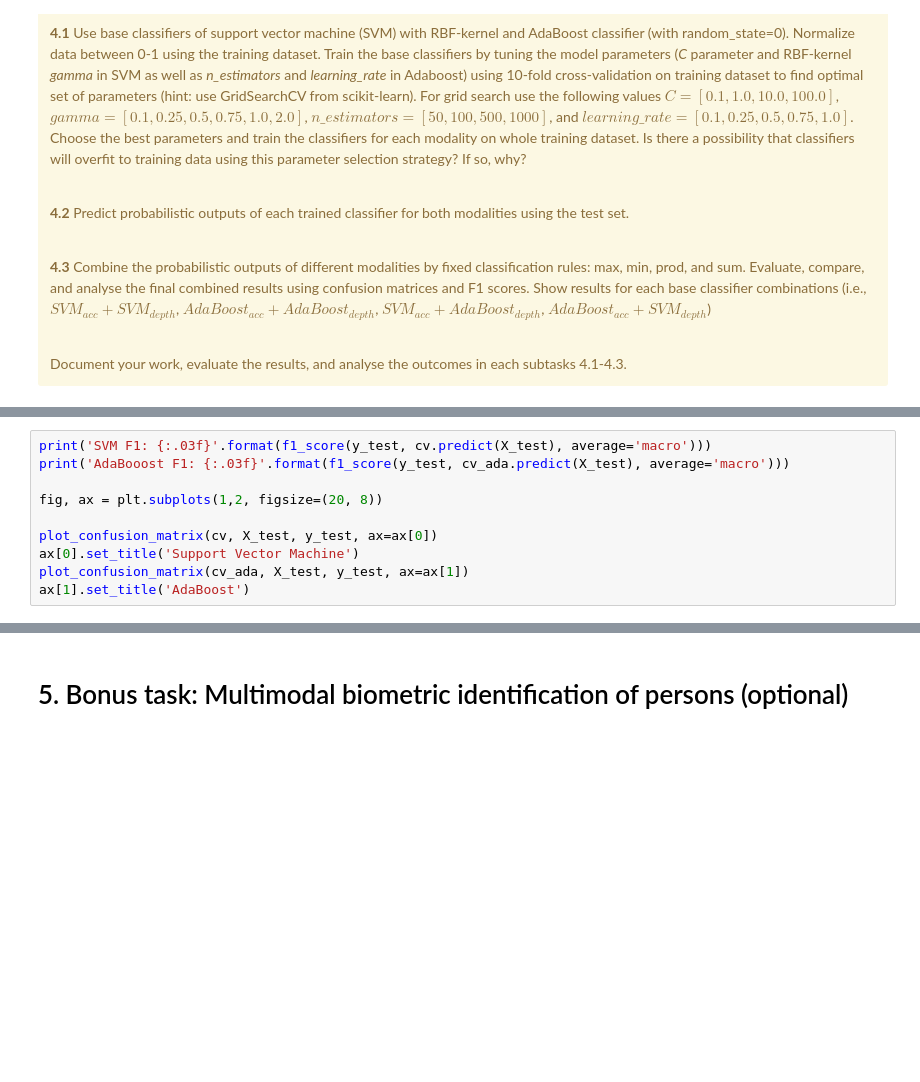
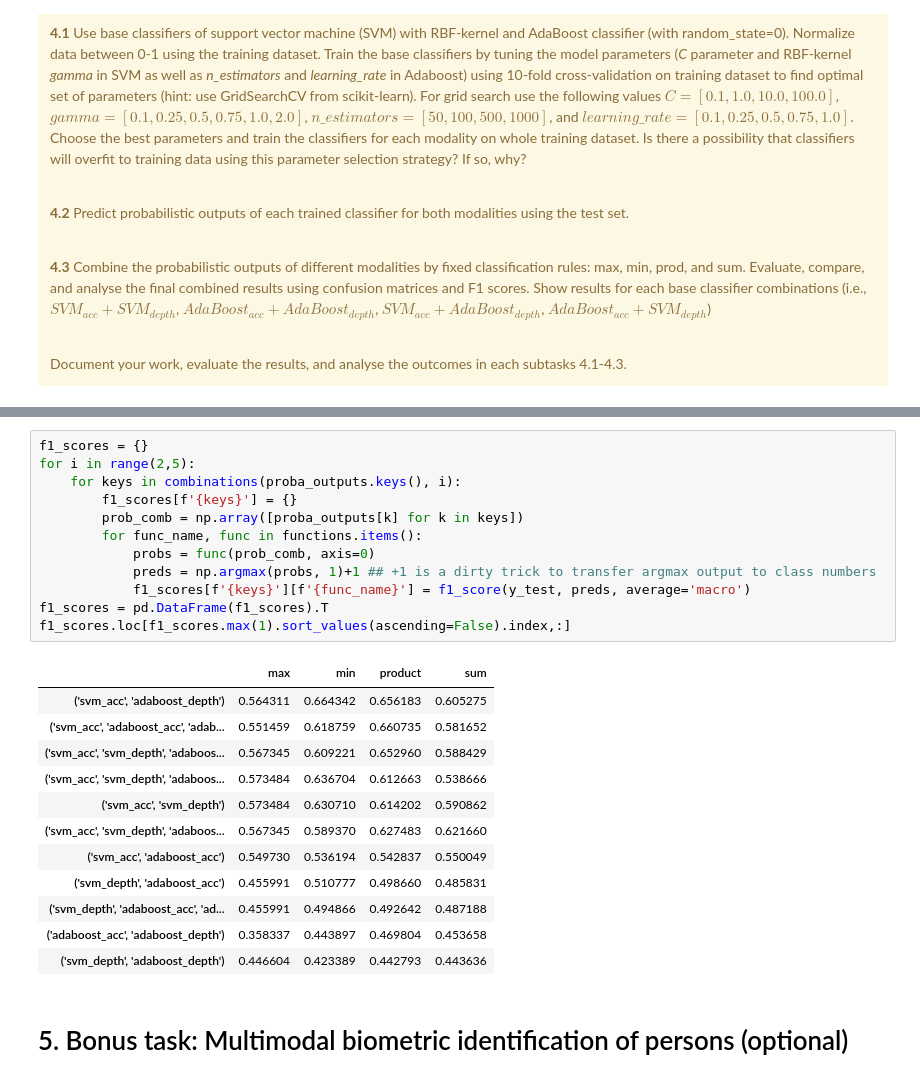
Before and after one commit to loerssoni/datafusion_project, a Jupyter notebook: project-work-MEx-classification.ipynb, the cells around one changed output, grey strips where cells are left out. Drawn from its saved outputs; the diff is of its cells as text; blank space fills up the shorter version.

```diff
--- a/project-work-MEx-classification.ipynb
+++ b/project-work-MEx-classification.ipynb
@@ -515,10 +531,0 @@ GridSearchCV(cv=10, estimator=AdaBoostClassifier(), n_jobs=4,
-# %%
-print('SVM F1: {:.03f}'.format(f1_score(y_test, cv.predict(X_test), average='macro')))
-print('AdaBooost F1: {:.03f}'.format(f1_score(y_test, cv_ada.predict(X_test), average='macro')))
-
-fig, ax = plt.subplots(1,2, figsize=(20, 8))
-
-plot_confusion_matrix(cv, X_test, y_test, ax=ax[0])
-ax[0].set_title('Support Vector Machine')
-plot_confusion_matrix(cv_ada, X_test, y_test, ax=ax[1])
-ax[1].set_title('AdaBoost')
@@ -533,3 +608,28 @@ ada_proba = cv_ada.predict_proba(X_test)
+# %%
+f1_scores = {}
+for i in range(2,5):
+    for keys in combinations(proba_outputs.keys(), i):
+        f1_scores[f'{keys}'] = {}
+        prob_comb = np.array([proba_outputs[k] for k in keys])
+        for func_name, func in functions.items():
+            probs = func(prob_comb, axis=0)
+            preds = np.argmax(probs, 1)+1 ## +1 is a dirty trick to transfer argmax output to class numbers
+            f1_scores[f'{keys}'][f'{func_name}'] = f1_score(y_test, preds, average='macro')
+f1_scores = pd.DataFrame(f1_scores).T
+f1_scores.loc[f1_scores.max(1).sort_values(ascending=False).index,:]
+# %% [output]
+|  | max | min | product | sum |
+| ('svm_acc', 'adaboost_depth') | 0.564311 | 0.664342 | 0.656183 | 0.605275 |
+| ('svm_acc', 'adaboost_acc', 'adab... | 0.551459 | 0.618759 | 0.660735 | 0.581652 |
+| ('svm_acc', 'svm_depth', 'adaboos... | 0.567345 | 0.609221 | 0.652960 | 0.588429 |
+| ('svm_acc', 'svm_depth', 'adaboos... | 0.573484 | 0.636704 | 0.612663 | 0.538666 |
+| ('svm_acc', 'svm_depth') | 0.573484 | 0.630710 | 0.614202 | 0.590862 |
+| ('svm_acc', 'svm_depth', 'adaboos... | 0.567345 | 0.589370 | 0.627483 | 0.621660 |
+| ('svm_acc', 'adaboost_acc') | 0.549730 | 0.536194 | 0.542837 | 0.550049 |
+| ('svm_depth', 'adaboost_acc') | 0.455991 | 0.510777 | 0.498660 | 0.485831 |
+| ('svm_depth', 'adaboost_acc', 'ad... | 0.455991 | 0.494866 | 0.492642 | 0.487188 |
+| ('adaboost_acc', 'adaboost_depth') | 0.358337 | 0.443897 | 0.469804 | 0.453658 |
+| ('svm_depth', 'adaboost_depth') | 0.446604 | 0.423389 | 0.442793 | 0.443636 |
 # %% [markdown]
 # 5. Bonus task: Multimodal biometric identification of persons (optional)
 # %% [markdown]
```
Also changed, not shown: parts of 32 cells of this notebook.
